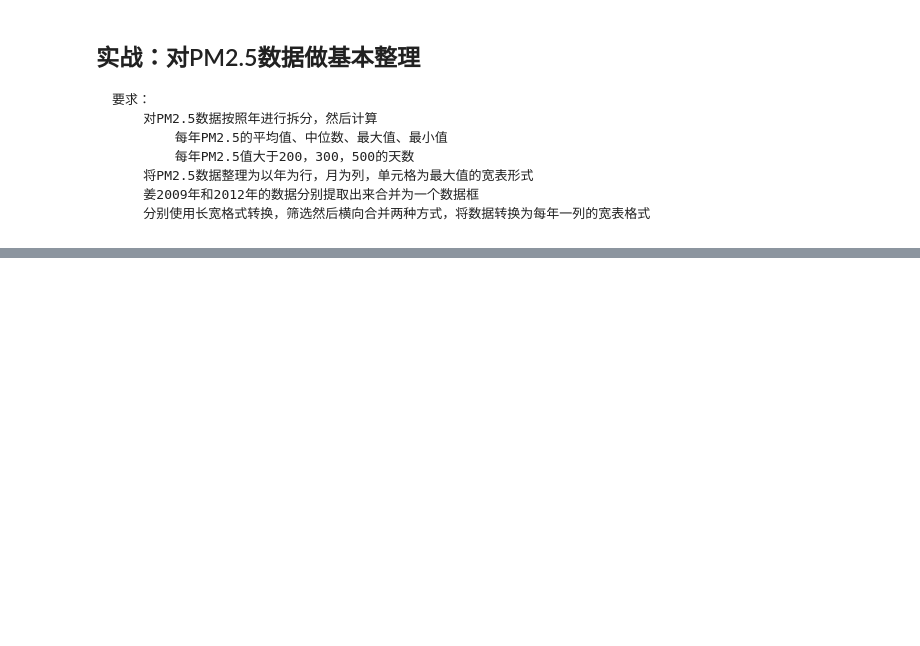
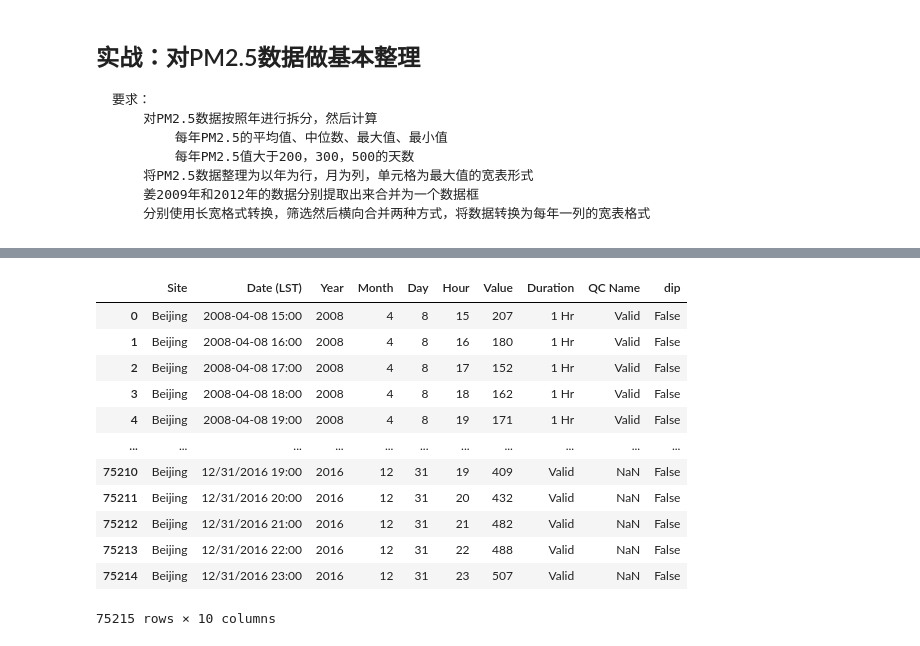
Before and after one commit to kexiaojiu/Pandas_learning_notes, a Jupyter notebook: 01 pandas/my_note.ipynb, the cells around one changed output, grey strips where cells are left out. Cells and saved outputs as stored; diff of their text form; code cells hidden in the pictures; blank space fills up the shorter version.

Commit message:
Clear data

```diff
--- a/01 pandas/my_note.ipynb
+++ b/01 pandas/my_note.ipynb
@@ -1411,0 +929,13 @@ pd.concat([df2ai,df2bi],axis=1)
+# %%
+def m_readdata(file_name,start_line = 0):
+    return pd.read_csv(file_name, header= start_line,usecols=[0,2,3,4,5,6,7,9,10],engine='python')
+# %%
+file_path_input =  "..\\04 data\\PythonData\\PM25\\"
+file_names = os.listdir(file_path_input)#注意数据格式
+# %%
+bj = []
+for file_name in file_names:
+    print(file_name)
+    bj.append(m_readdata(file_path_input+file_name))
+df = pd.concat(bj).reset_index(drop=True)
+df
@@ -1411,0 +1109,17 @@ pd.concat([df2ai,df2bi],axis=1)
+# %%
+df['dip'] = df.duplicated(['Site','Year','Month'])
+df
+# %% [output]
+|  | Site | Date (LST) | Year | Month | Day | Hour | Value | Duration | QC Name | dip |
+| 0 | Beijing | 2008-04-08 15:00 | 2008 | 4 | 8 | 15 | 207 | 1 Hr | Valid | False |
+| 1 | Beijing | 2008-04-08 16:00 | 2008 | 4 | 8 | 16 | 180 | 1 Hr | Valid | False |
+| 2 | Beijing | 2008-04-08 17:00 | 2008 | 4 | 8 | 17 | 152 | 1 Hr | Valid | False |
+| 3 | Beijing | 2008-04-08 18:00 | 2008 | 4 | 8 | 18 | 162 | 1 Hr | Valid | False |
+| 4 | Beijing | 2008-04-08 19:00 | 2008 | 4 | 8 | 19 | 171 | 1 Hr | Valid | False |
+| ... | ... | ... | ... | ... | ... | ... | ... | ... | ... | ... |
+| 75210 | Beijing | 12/31/2016 19:00 | 2016 | 12 | 31 | 19 | 409 | Valid | NaN | False |
+| 75211 | Beijing | 12/31/2016 20:00 | 2016 | 12 | 31 | 20 | 432 | Valid | NaN | False |
+| 75212 | Beijing | 12/31/2016 21:00 | 2016 | 12 | 31 | 21 | 482 | Valid | NaN | False |
+| 75213 | Beijing | 12/31/2016 22:00 | 2016 | 12 | 31 | 22 | 488 | Valid | NaN | False |
+| 75214 | Beijing | 12/31/2016 23:00 | 2016 | 12 | 31 | 23 | 507 | Valid | NaN | False |
+75215 rows × 10 columns
```
Also changed, not shown: parts of 61 cells of this notebook, 11 other files.
